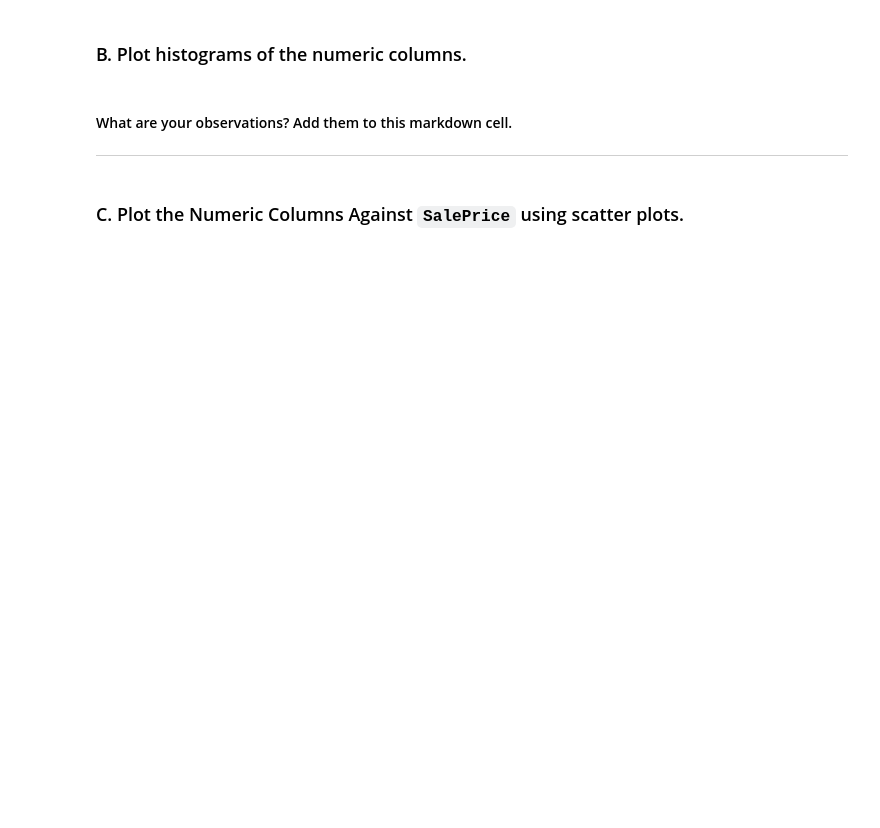
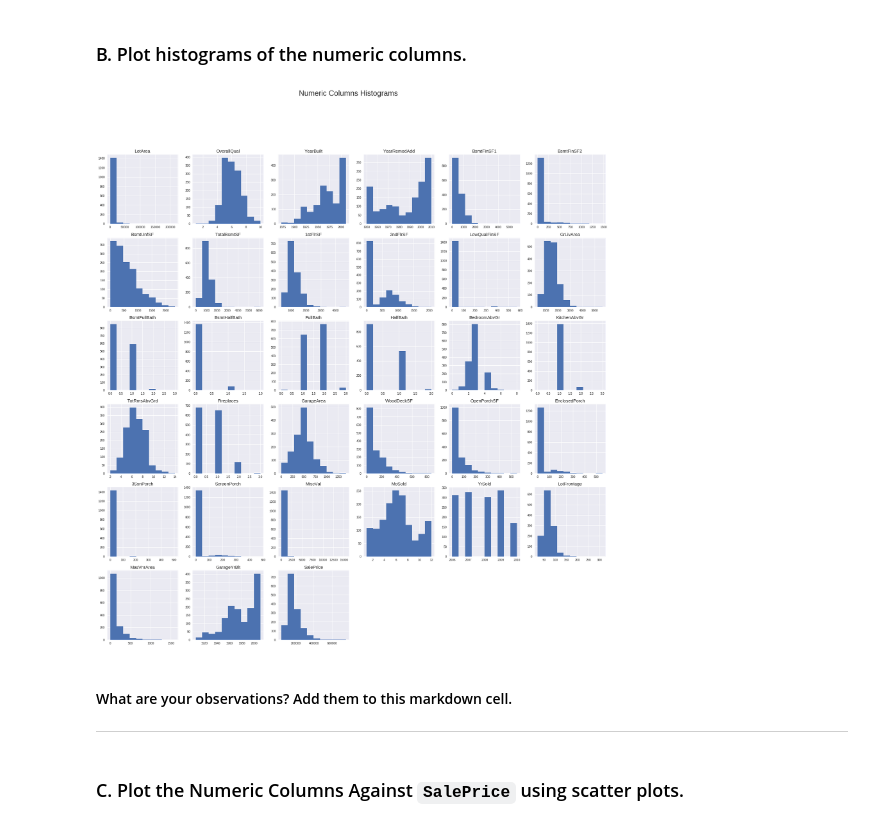
Before and after one commit to Uyentruong236/Ames_Housing, a Jupyter notebook: ipynb/project_2_starter.ipynb, the cells around one changed output. Drawn from its saved outputs; the diff is of its cells as text; code cells hidden in the pictures; blank space fills up the shorter version.

```diff
--- a/ipynb/project_2_starter.ipynb
+++ b/ipynb/project_2_starter.ipynb
@@ -136,8 +161,8 @@ num_col = ['LotArea', 'OverallQual', 'YearBuilt', 'YearRemodAdd', 'BsmtFinSF1',
         'BsmtFinSF2', 'BsmtUnfSF', 'TotalBsmtSF', '1stFlrSF', '2ndFlrSF',
         'LowQualFinSF', 'GrLivArea', 'BsmtFullBath', 'BsmtHalfBath', 'FullBath',
         'HalfBath', 'BedroomAbvGr', 'KitchenAbvGr', 'TotRmsAbvGrd',
-        'Fireplaces', 'GarageCars', 'GarageArea', 'WoodDeckSF', 'OpenPorchSF',
-        'EnclosedPorch', '3SsnPorch', 'ScreenPorch', 'PoolArea', 'MiscVal',
+        'Fireplaces', 'GarageArea', 'WoodDeckSF', 'OpenPorchSF',
+        'EnclosedPorch', '3SsnPorch', 'ScreenPorch', 'MiscVal',
         'MoSold', 'YrSold','LotFrontage', 'MasVnrArea', 'GarageYrBlt', 'SalePrice']
 # %%
 df_num = pd.DataFrame(df_train[num_col])
@@ -147,12 +172,14 @@ df_num = pd.DataFrame(df_train[num_col])
 
 ### B. Plot histograms of the numeric columns.
 # %%
-# fig1 = plt.figure(1, figsize=(30,30))
-# fig1.suptitle("Numeric Columns Histograms", fontsize=25)
-# for i, col in enumerate(df_num.columns):
-#     fig1.add_subplot(6,6,1+i)
-#     plt.hist(df_num[col].dropna())
-#     plt.title(col, fontsize=15)
+fig1 = plt.figure(1, figsize=(30,30))
+fig1.suptitle("Numeric Columns Histograms", fontsize=25)
+for i, col in enumerate(df_num.columns):
+    fig1.add_subplot(6,6,1+i)
+    plt.hist(df_num[col].dropna())
+    plt.title(col, fontsize=15)
+# %% [output]
+[figure, added]
 # %%
 # fig = plt.figure(figsize=(40,40))
 # fig.suptitle('Numerical Columns', fontsize =20)
```
Also changed, not shown: parts of 31 cells of this notebook.
